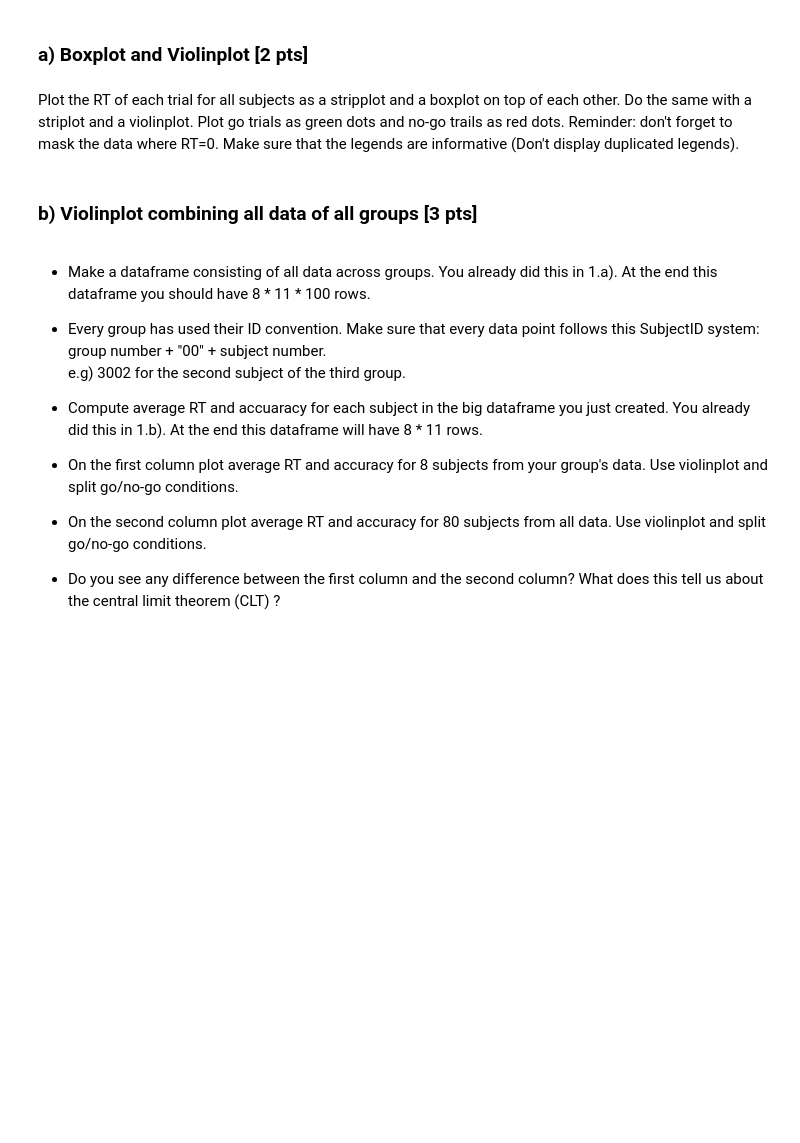
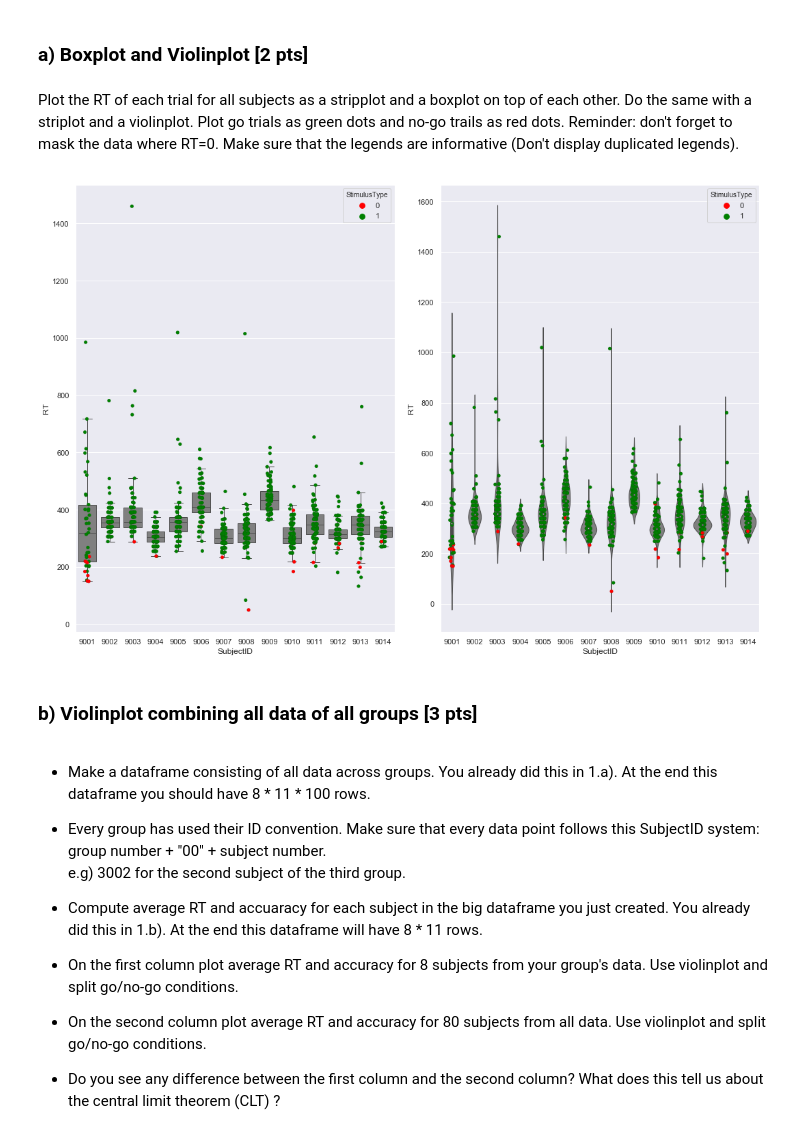
Before and after one commit to NBP-ACC/week-4-acc_9, a Jupyter notebook: sheet02.ipynb, the cells around one changed output. Saved outputs shown, nothing was run; the diff lists cells and outputs as text; code cells hidden in the pictures; blank space fills up the shorter version.

Commit message:
some plotting

```diff
--- a/sheet02.ipynb
+++ b/sheet02.ipynb
@@ -159,3 +147,30 @@ fig.tight_layout()
+# %%
+# read data
+data_concat = pd.read_csv(os.getcwd() + "/Processed/data_concatenated.csv")
+
+# mask RT=0 using NaNs
+data_concat['RT'] = data_concat['RT'].mask(data_concat['RT'] == 0)
+#print(data_concat)
+
+# create two axes
+fig, axes = plt.subplots(nrows=1,ncols=2,figsize=(15,10))
+
+# first subplot with stripplot and boxplot
+# TODO
+sns.stripplot(data=data_concat,x='SubjectID', hue='StimulusType', y='RT', palette = ['red','green'], size=5, linewidth = 0.1, ax = axes[0])
+sns.boxplot(data=data_concat,x='SubjectID',y='RT', color = 'grey', showfliers=False, linewidth = 1, ax = axes[0]) # prevent outliers to be drawn again
+
+# second subplot with stripplot and violinplot
+# TODO
+sns.stripplot(data=data_concat,x='SubjectID', hue='StimulusType', y='RT', palette = ['red','green'], size=5, linewidth = 0.1, ax = axes[1])
+sns.violinplot(data=data_concat,x='SubjectID',y='RT', color = 'grey', linewidth = 1, ax = axes[1]) # prevent outliers to be drawn again
+
+
+# handling legends
+# TODO
+fig.tight_layout()
+# %% [output]
+[figure, added]
 # %% [markdown]
 ### b) Violinplot combining all data of all groups [3 pts]
 # %% [markdown]
```
Also changed, not shown: parts of 4 cells of this notebook.
